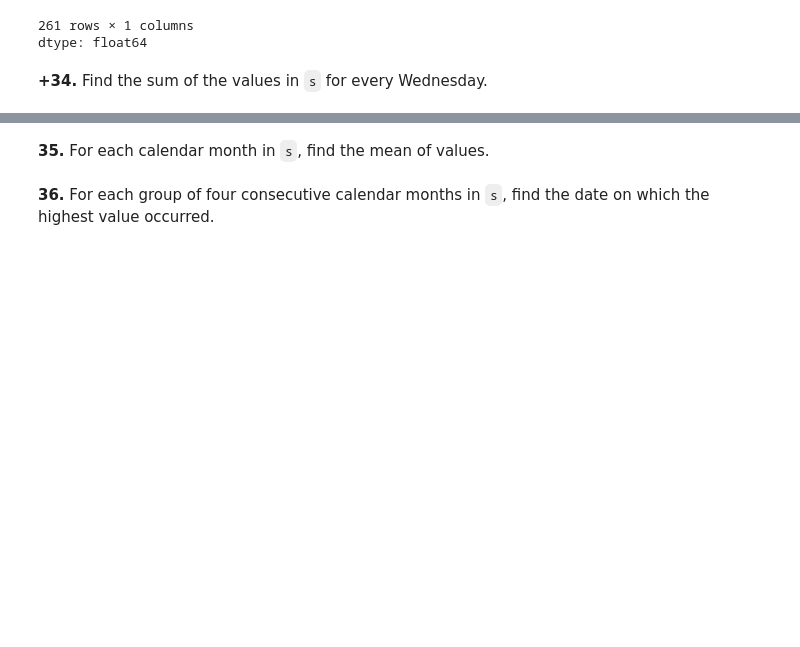
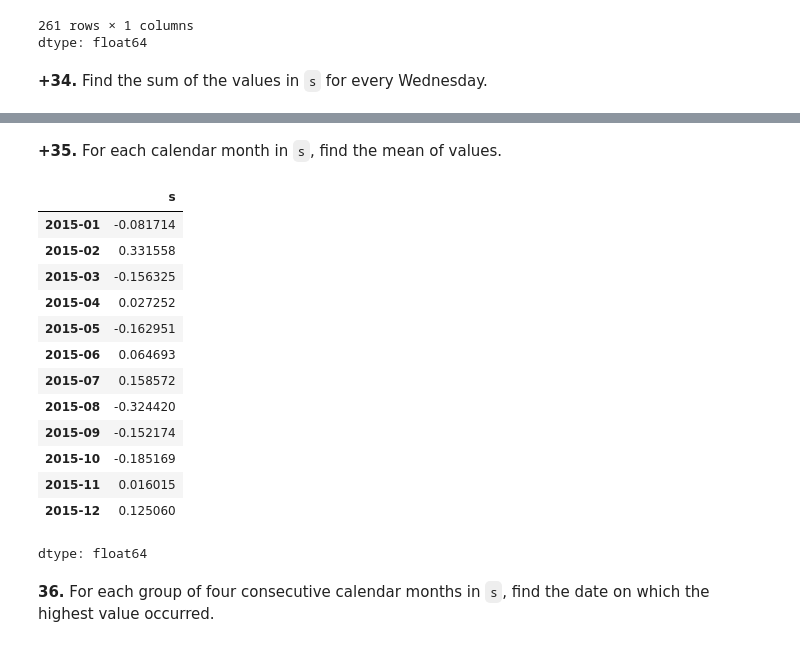
Before and after one commit to bogdan-kovalchuk/100-pandas-puzzles, a Jupyter notebook: 100-pandas-puzzles.ipynb, the cells around one changed output, grey strips where cells are left out. Cells and saved outputs as stored; diff of their text form; code cells hidden in the pictures; blank space fills up the shorter version.

```diff
--- a/100-pandas-puzzles.ipynb
+++ b/100-pandas-puzzles.ipynb
@@ -629,5 +629,23 @@ np.float64(7.576389432634056)
 # %% [markdown]
-**35.** For each calendar month in `s`, find the mean of values.
+**+35.** For each calendar month in `s`, find the mean of values.
+# %%
+s.groupby(s.index.to_period("M")).mean()
+# s.resample('M').mean()
+# %% [output]
+|  | s |
+| 2015-01 | -0.081714 |
+| 2015-02 | 0.331558 |
+| 2015-03 | -0.156325 |
+| 2015-04 | 0.027252 |
+| 2015-05 | -0.162951 |
+| 2015-06 | 0.064693 |
+| 2015-07 | 0.158572 |
+| 2015-08 | -0.324420 |
+| 2015-09 | -0.152174 |
+| 2015-10 | -0.185169 |
+| 2015-11 | 0.016015 |
+| 2015-12 | 0.125060 |
+dtype: float64
 # %% [markdown]
 **36.** For each group of four consecutive calendar months in `s`, find the date on which the highest value occurred.
 # %% [markdown]
```
Also changed, not shown: parts of 5 cells of this notebook.
